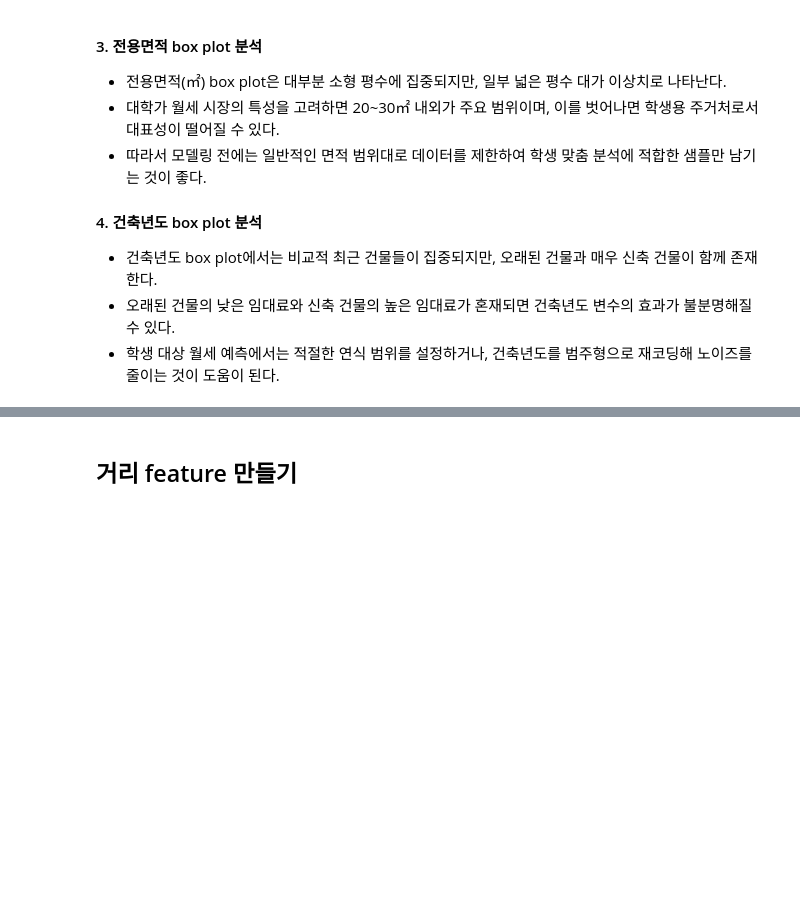
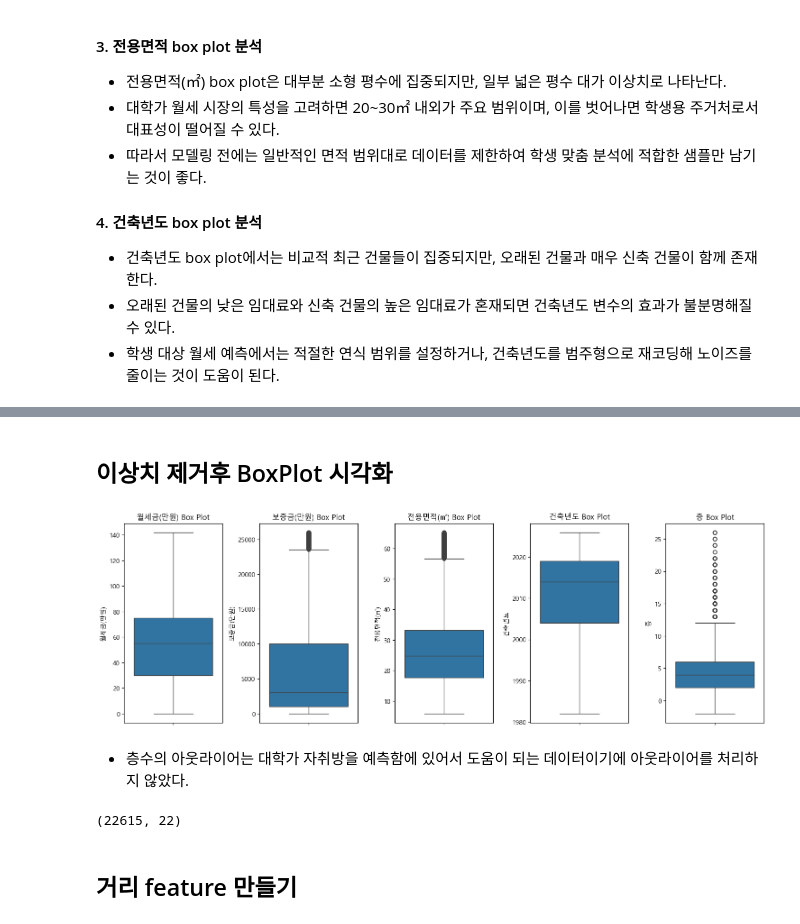
Before and after one commit to dbwofla11/campus-rent-analysis, a Jupyter notebook: 빅데이터분석_프로젝트.ipynb, the cells around one changed output, grey strips where cells are left out. Saved outputs shown, nothing was run; the diff lists cells and outputs as text; code cells hidden in the pictures; blank space fills up the shorter version.

```diff
--- a/빅데이터분석_프로젝트.ipynb
+++ b/빅데이터분석_프로젝트.ipynb
@@ -527,0 +614,24 @@ df = df[(df['월세금(만원)'] >= lower) & (df['월세금(만원)'] <= upper)]
+# %%
+# 건축년도 이상치 제거
+Q1 = df['건축년도'].quantile(0.25)
+Q3 = df['건축년도'].quantile(0.75)
+
+IQR = Q3 - Q1
+
+lower = Q1 - 1.5 * IQR
+upper = Q3 + 1.5 * IQR
+
+before_count = len(df)
+
+# 현실적인 건축년도 범위 제한
+lower = max(1980, lower)
+upper = min(2026, upper)
+
+df = df[(df['건축년도'] >= lower) &
+        (df['건축년도'] <= upper)]
+
+after_count = len(df)
+
+print(f'제거 전 데이터 수: {before_count}')
+print(f'제거 후 데이터 수: {after_count}')
+print(f'제거된 데이터 수: {before_count - after_count}')
@@ -528,2 +647,25 @@ df = df[(df['월세금(만원)'] >= lower) & (df['월세금(만원)'] <= upper)]
+# %% [markdown]
+## 이상치 제거후 BoxPlot 시각화
+# %%
+import matplotlib.pyplot as plt
+import seaborn as sns
+
+# Box plots for outlier detection
+fig, axes = plt.subplots(1, len(important_cols), figsize=(15, 5))
+for i, col in enumerate(important_cols):
+    sns.boxplot(y=df[col], ax=axes[i])
+    axes[i].set_title(f'{col} Box Plot')
+plt.tight_layout()
+plt.show()
+# %% [output]
+[figure, added]
+# %% [markdown]
+* 층수의 아웃라이어는 대학가 자취방을 예측함에 있어서 도움이 되는 데이터이기에 아웃라이어를 처리하지 않았다.
+# %%
+# df.to_csv("final_outlier_removed_data.csv", index=False)
+### 아웃라이어 제거 후 데이터 저장
+df.shape
+# %% [output]
+(22615, 22)
 # %% [markdown]
 ## 거리 feature 만들기
```
Also changed, not shown: parts of 43 cells of this notebook, 19 other files.
